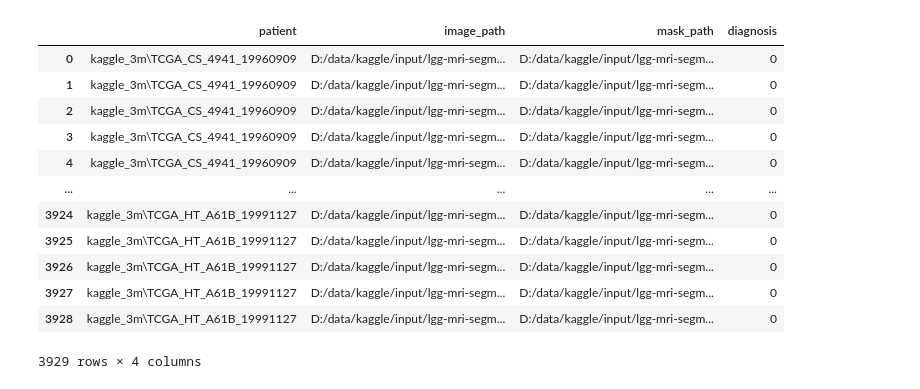
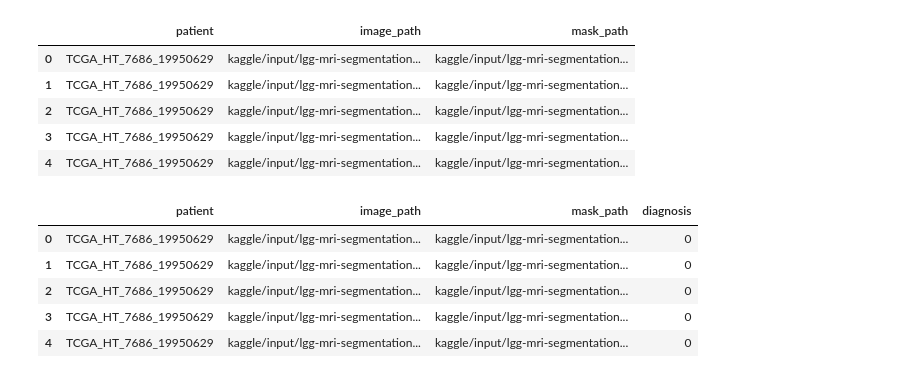
Before and after one commit to Severin48/Brain-Tumor-Semantic-Segmentation, a Jupyter notebook: DataExploration.ipynb, the cells around one changed output. Drawn from its saved outputs; the diff is of its cells as text; code cells hidden in the pictures.

```diff
--- a/DataExploration.ipynb
+++ b/DataExploration.ipynb
@@ -2,8 +2,8 @@
 import os
 import platform
 
-OS_PREFIX = "D:/data" if platform.system() == "Windows" else ""
-DATA_PATH = OS_PREFIX + "/kaggle/input/lgg-mri-segmentation/kaggle_3m/"
+OS_PREFIX = "D:/data/" if platform.system() == "Windows" else ""
+DATA_PATH = OS_PREFIX + "kaggle/input/lgg-mri-segmentation/kaggle_3m/"
 # %%
 import sys
 import os
@@ -69,30 +46,45 @@ Path to the Mask: D:/data/kaggle/input/lgg-mri-segmentation/kaggle_3m\TCGA_DU_81
+# %%
+# Image/mask sorting
+df_imgs  = df[~df['path'].str.contains("mask")].copy()
+df_masks = df[df['path'].str.contains("mask")].copy()
+import re
+
+def extract_slice_number(path: str) -> int:
+    m = re.search(r'_(\d+)(?:_mask)?\.tif$', path)
+    if not m:
+        raise ValueError(f"Could not parse slice number from {path!r}")
+    return int(m.group(1))
+
+
+imgs  = sorted(df_imgs['path'].tolist(),  key=extract_slice_number)
+masks = sorted(df_masks['path'].tolist(), key=extract_slice_number)
+
+
+df = pd.DataFrame({
+    'patient':    df_imgs['dirname'].values,
+    'image_path': imgs,
+    'mask_path':  masks
+})
+
+df.head()
+# %% [output]
+|  | patient | image_path | mask_path |
+| 0 | TCGA_HT_7686_19950629 | kaggle/input/lgg-mri-segmentation... | kaggle/input/lgg-mri-segmentation... |
+| 1 | TCGA_HT_7686_19950629 | kaggle/input/lgg-mri-segmentation... | kaggle/input/lgg-mri-segmentation... |
+| 2 | TCGA_HT_7686_19950629 | kaggle/input/lgg-mri-segmentation... | kaggle/input/lgg-mri-segmentation... |
+| 3 | TCGA_HT_7686_19950629 | kaggle/input/lgg-mri-segmentation... | kaggle/input/lgg-mri-segmentation... |
+| 4 | TCGA_HT_7686_19950629 | kaggle/input/lgg-mri-segmentation... | kaggle/input/lgg-mri-segmentation... |
 # %%
-# Final dataframe
-df = pd.DataFrame({"patient": df_imgs.dirname.values,
-                       "image_path": imgs,
-                   "mask_path": masks})
-
-
-# Adding A/B column for diagnosis
+# Diagnosis column
 def positiv_negativ_diagnosis(mask_path):
-    value = np.max(cv2.imread(mask_path))
-    if value > 0 : return 1
-    else: return 0
-
-df["diagnosis"] = df["mask_path"].apply(lambda m: positiv_negativ_diagnosis(m))
-df
+    return 1 if np.max(cv2.imread(mask_path)) > 0 else 0
+df['diagnosis'] = df['mask_path'].apply(positiv_negativ_diagnosis)
+df.head()
 # %% [output]
 |  | patient | image_path | mask_path | diagnosis |
-| 0 | kaggle_3m\TCGA_CS_4941_19960909 | D:/data/kaggle/input/lgg-mri-segm... | D:/data/kaggle/input/lgg-mri-segm... | 0 |
-| 1 | kaggle_3m\TCGA_CS_4941_19960909 | D:/data/kaggle/input/lgg-mri-segm... | D:/data/kaggle/input/lgg-mri-segm... | 0 |
-| 2 | kaggle_3m\TCGA_CS_4941_19960909 | D:/data/kaggle/input/lgg-mri-segm... | D:/data/kaggle/input/lgg-mri-segm... | 0 |
-| 3 | kaggle_3m\TCGA_CS_4941_19960909 | D:/data/kaggle/input/lgg-mri-segm... | D:/data/kaggle/input/lgg-mri-segm... | 0 |
-| 4 | kaggle_3m\TCGA_CS_4941_19960909 | D:/data/kaggle/input/lgg-mri-segm... | D:/data/kaggle/input/lgg-mri-segm... | 0 |
-| ... | ... | ... | ... | ... |
-| 3924 | kaggle_3m\TCGA_HT_A61B_19991127 | D:/data/kaggle/input/lgg-mri-segm... | D:/data/kaggle/input/lgg-mri-segm... | 0 |
-| 3925 | kaggle_3m\TCGA_HT_A61B_19991127 | D:/data/kaggle/input/lgg-mri-segm... | D:/data/kaggle/input/lgg-mri-segm... | 0 |
-| 3926 | kaggle_3m\TCGA_HT_A61B_19991127 | D:/data/kaggle/input/lgg-mri-segm... | D:/data/kaggle/input/lgg-mri-segm... | 0 |
-| 3927 | kaggle_3m\TCGA_HT_A61B_19991127 | D:/data/kaggle/input/lgg-mri-segm... | D:/data/kaggle/input/lgg-mri-segm... | 0 |
-| 3928 | kaggle_3m\TCGA_HT_A61B_19991127 | D:/data/kaggle/input/lgg-mri-segm... | D:/data/kaggle/input/lgg-mri-segm... | 0 |
+| 0 | TCGA_HT_7686_19950629 | kaggle/input/lgg-mri-segmentation... | kaggle/input/lgg-mri-segmentation... | 0 |
+| 1 | TCGA_HT_7686_19950629 | kaggle/input/lgg-mri-segmentation... | kaggle/input/lgg-mri-segmentation... | 0 |
+| 2 | TCGA_HT_7686_19950629 | kaggle/input/lgg-mri-segmentation... | kaggle/input/lgg-mri-segmentation... | 0 |
+| 3 | TCGA_HT_7686_19950629 | kaggle/input/lgg-mri-segmentation... | kaggle/input/lgg-mri-segmentation... | 0 |
+| 4 | TCGA_HT_7686_19950629 | kaggle/input/lgg-mri-segmentation... | kaggle/input/lgg-mri-segmentation... | 0 |
-3929 rows × 4 columns
 # %%
```
Also changed, not shown: parts of 11 cells of this notebook.
